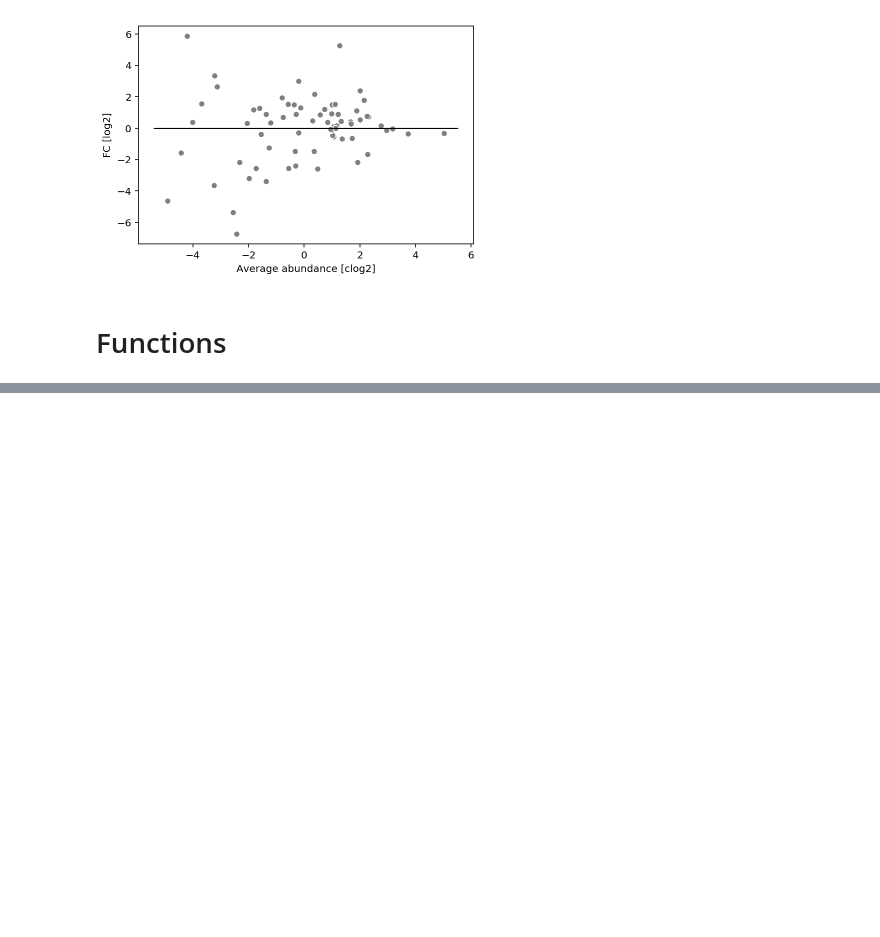
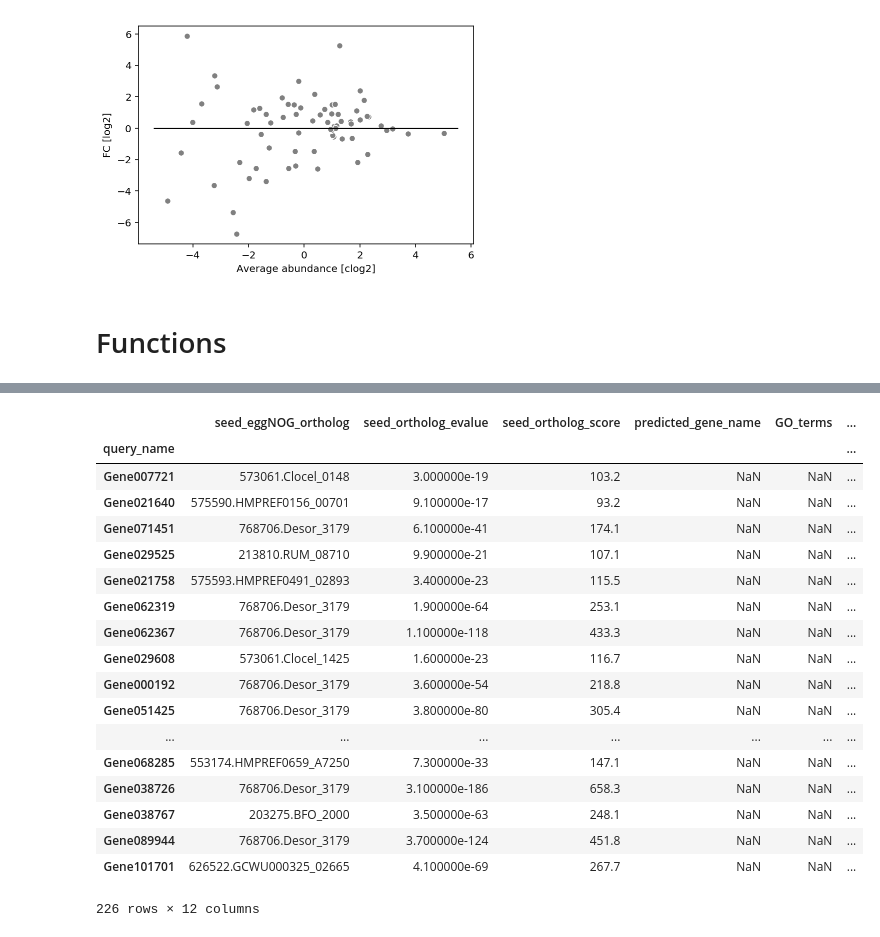
Before and after one commit to metagenome-atlas/supp_data_atlas, a Jupyter notebook: Figure2.ipynb, the cells around one changed output, grey strips where cells are left out. Cells and saved outputs as stored; diff of their text form; code cells hidden in the pictures; blank space fills up the shorter version.

```diff
--- a/Figure2.ipynb
+++ b/Figure2.ipynb
@@ -302,0 +346,25 @@ Adding an axes using the same arguments as a previous axes currently reuses the
+# %%
+(-DR.components.loc[2]+DR.components.loc[1]).sort_values()
+foi='05DRM@bactNOG'
+# %%
+EggNOG.loc[bactNOG.index[bactNOG==foi]]
+# %% [output]
+|  | seed_eggNOG_ortholog | seed_ortholog_evalue | seed_ortholog_score | predicted_gene_name | GO_terms | ... |
+| query_name |  |  |  |  |  | ... |
+| Gene007721 | 573061.Clocel_0148 | 3.000000e-19 | 103.2 | NaN | NaN | ... |
+| Gene021640 | 575590.HMPREF0156_00701 | 9.100000e-17 | 93.2 | NaN | NaN | ... |
+| Gene071451 | 768706.Desor_3179 | 6.100000e-41 | 174.1 | NaN | NaN | ... |
+| Gene029525 | 213810.RUM_08710 | 9.900000e-21 | 107.1 | NaN | NaN | ... |
+| Gene021758 | 575593.HMPREF0491_02893 | 3.400000e-23 | 115.5 | NaN | NaN | ... |
+| Gene062319 | 768706.Desor_3179 | 1.900000e-64 | 253.1 | NaN | NaN | ... |
+| Gene062367 | 768706.Desor_3179 | 1.100000e-118 | 433.3 | NaN | NaN | ... |
+| Gene029608 | 573061.Clocel_1425 | 1.600000e-23 | 116.7 | NaN | NaN | ... |
+| Gene000192 | 768706.Desor_3179 | 3.600000e-54 | 218.8 | NaN | NaN | ... |
+| Gene051425 | 768706.Desor_3179 | 3.800000e-80 | 305.4 | NaN | NaN | ... |
+| ... | ... | ... | ... | ... | ... | ... |
+| Gene068285 | 553174.HMPREF0659_A7250 | 7.300000e-33 | 147.1 | NaN | NaN | ... |
+| Gene038726 | 768706.Desor_3179 | 3.100000e-186 | 658.3 | NaN | NaN | ... |
+| Gene038767 | 203275.BFO_2000 | 3.500000e-63 | 248.1 | NaN | NaN | ... |
+| Gene089944 | 768706.Desor_3179 | 3.700000e-124 | 451.8 | NaN | NaN | ... |
+| Gene101701 | 626522.GCWU000325_02665 | 4.100000e-69 | 267.7 | NaN | NaN | ... |
+226 rows × 12 columns
```
Also changed, not shown: parts of 14 cells of this notebook.
